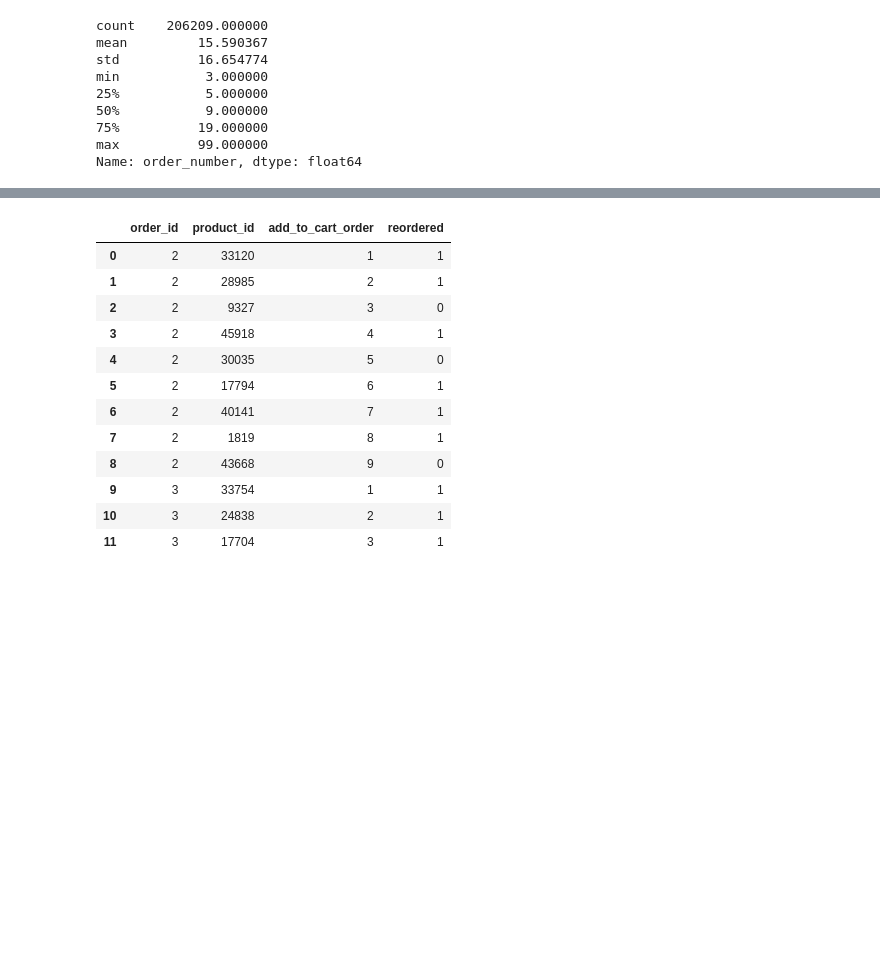
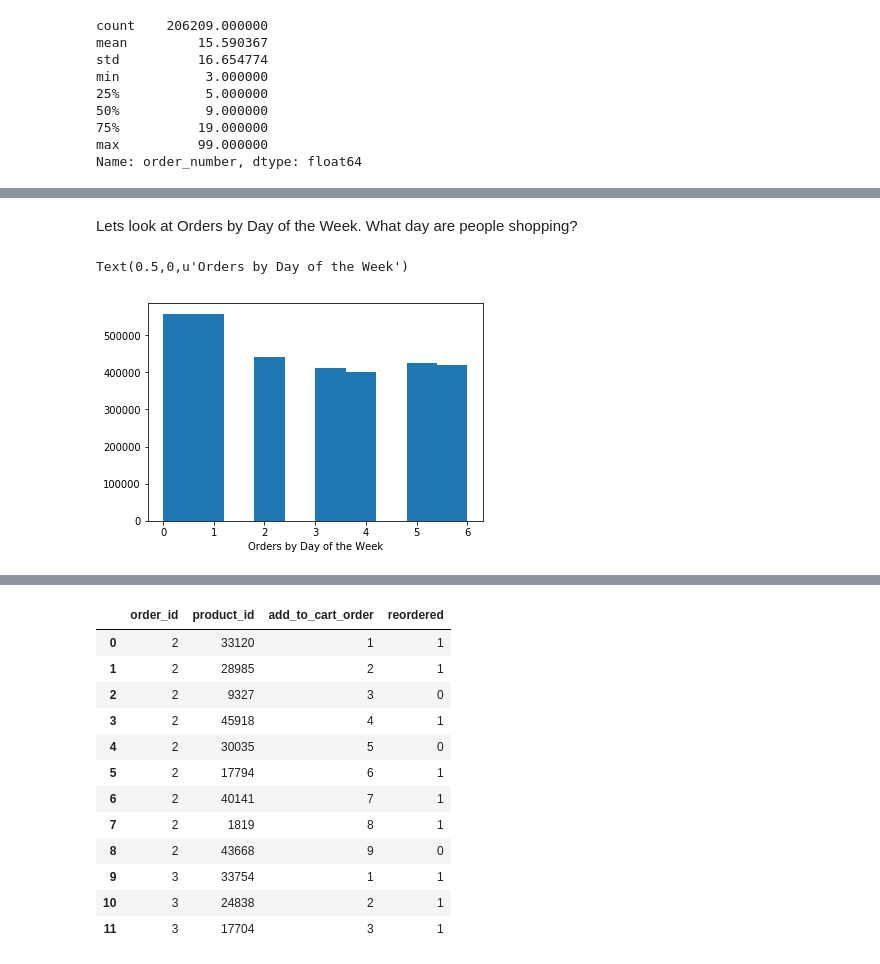
Before and after one commit to lbjennings/Springboard, a Jupyter notebook: Springboard/Capstone Project 1/Capstone_EDA.ipynb, the cells around one changed output, grey strips where cells are left out. Saved outputs shown, nothing was run; the diff lists cells and outputs as text; code cells hidden in the pictures; blank space fills up the shorter version.

```diff
--- a/Springboard/Capstone Project 1/Capstone_EDA.ipynb
+++ b/Springboard/Capstone Project 1/Capstone_EDA.ipynb
@@ -177,0 +194,8 @@ Name: order_number, dtype: float64
+# %% [markdown]
+Lets look at Orders by Day of the Week. What day are people shopping?
+# %%
+plt.hist(df_prior_set.order_dow)
+plt.xlabel("Orders by Day of the Week")
+# %% [output]
+Text(0.5,0,u'Orders by Day of the Week')
+[figure, added]
```
Also changed, not shown: parts of 32 cells of this notebook.
